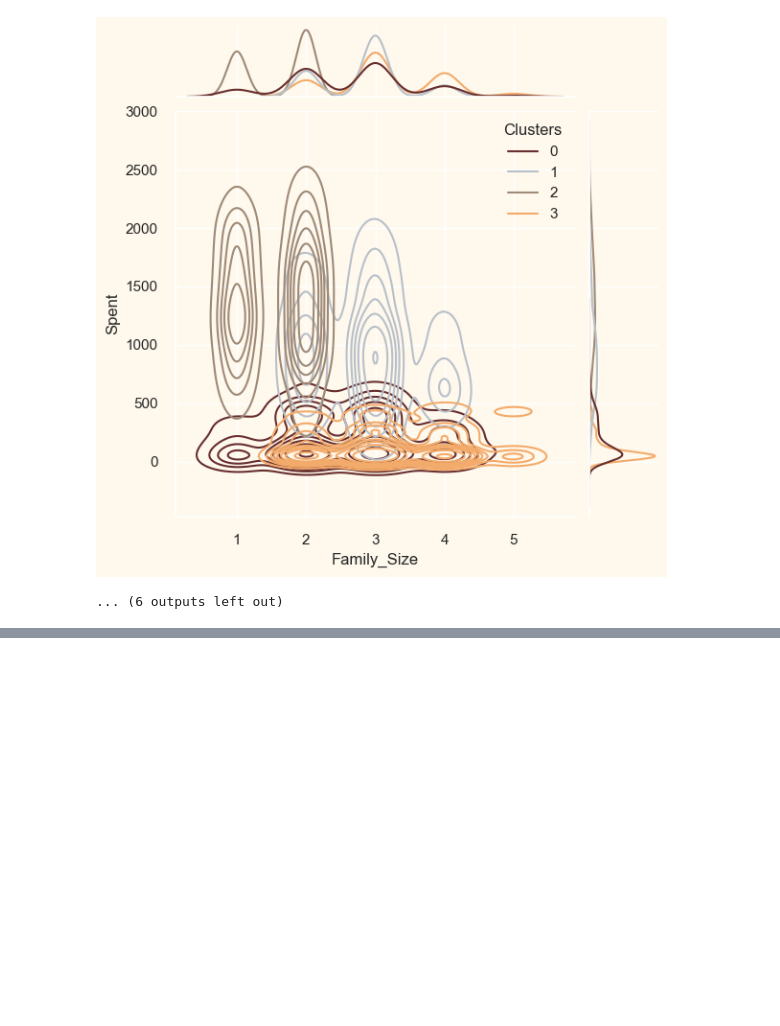
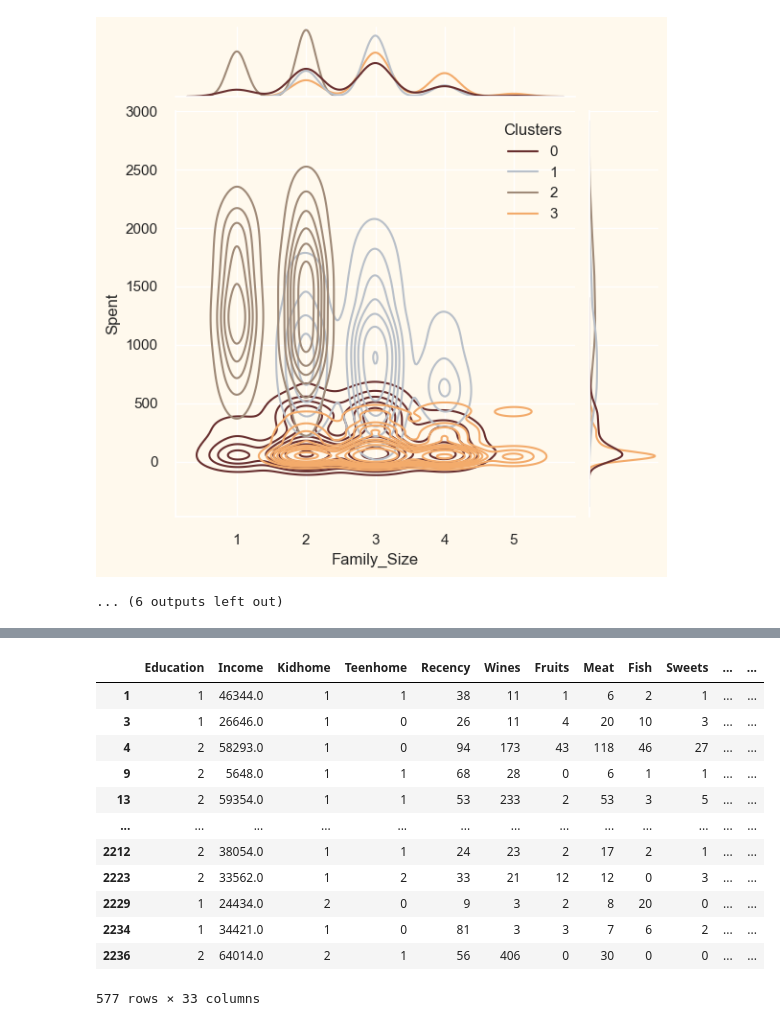
Before and after one commit to baohuy2209/customer-segmentation, a Jupyter notebook: k-means.ipynb, the cells around one changed output, grey strips where cells are left out. Cells and saved outputs as stored; diff of their text form; code cells hidden in the pictures; blank space fills up the shorter version.

```diff
--- a/k-means.ipynb
+++ b/k-means.ipynb
@@ -595,0 +665,17 @@ for i in Personal:
+# %%
+cluster4 = data[data["Clusters"] == 3]
+cluster4
+# %% [output]
+|  | Education | Income | Kidhome | Teenhome | Recency | Wines | Fruits | Meat | Fish | Sweets | ... | ... |
+| 1 | 1 | 46344.0 | 1 | 1 | 38 | 11 | 1 | 6 | 2 | 1 | ... | ... |
+| 3 | 1 | 26646.0 | 1 | 0 | 26 | 11 | 4 | 20 | 10 | 3 | ... | ... |
+| 4 | 2 | 58293.0 | 1 | 0 | 94 | 173 | 43 | 118 | 46 | 27 | ... | ... |
+| 9 | 2 | 5648.0 | 1 | 1 | 68 | 28 | 0 | 6 | 1 | 1 | ... | ... |
+| 13 | 2 | 59354.0 | 1 | 1 | 53 | 233 | 2 | 53 | 3 | 5 | ... | ... |
+| ... | ... | ... | ... | ... | ... | ... | ... | ... | ... | ... | ... | ... |
+| 2212 | 2 | 38054.0 | 1 | 1 | 24 | 23 | 2 | 17 | 2 | 1 | ... | ... |
+| 2223 | 2 | 33562.0 | 1 | 2 | 33 | 21 | 12 | 12 | 0 | 3 | ... | ... |
+| 2229 | 1 | 24434.0 | 2 | 0 | 9 | 3 | 2 | 8 | 20 | 0 | ... | ... |
+| 2234 | 1 | 34421.0 | 1 | 0 | 81 | 3 | 3 | 7 | 6 | 2 | ... | ... |
+| 2236 | 2 | 64014.0 | 2 | 1 | 56 | 406 | 0 | 30 | 0 | 0 | ... | ... |
+577 rows × 33 columns
```
Also changed, not shown: parts of 10 cells of this notebook, 4 other files.
